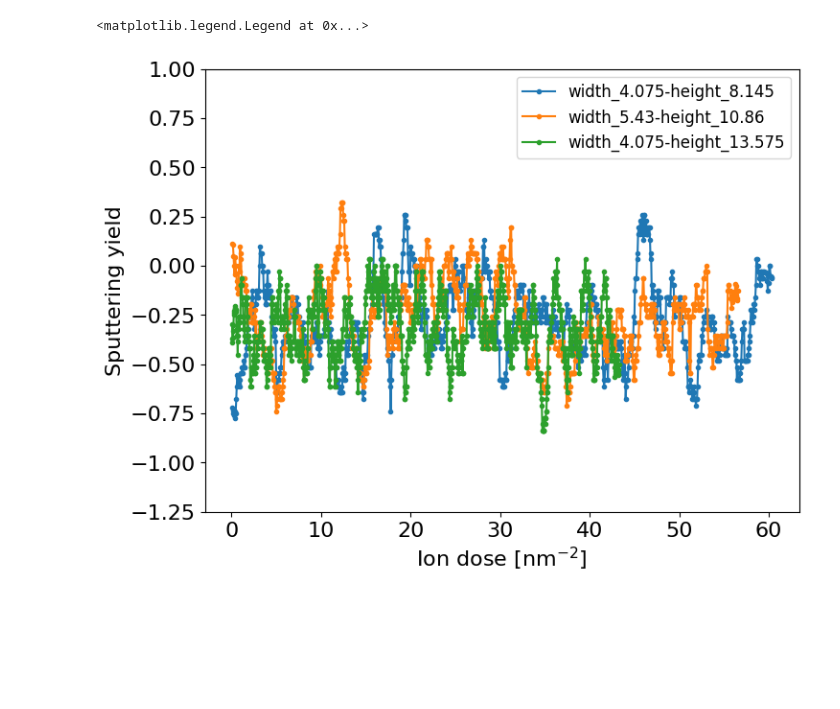
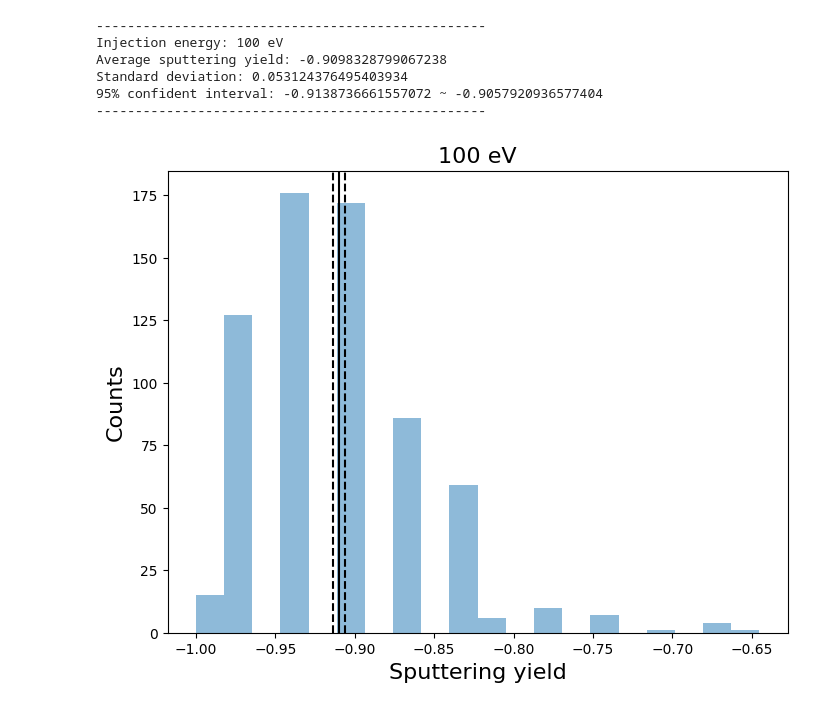
Before and after one commit to y1u0d2a1i/ml_potential, a Jupyter notebook: analyze/lmp/wip/plot_sputtering_yield_with_ion_dose_all.ipynb, the cells around one changed output. Cells and saved outputs as stored; diff of their text form; code cells hidden in the pictures; blank space fills up the shorter version.

```diff
--- a/analyze/lmp/wip/plot_sputtering_yield_with_ion_dose_all.ipynb
+++ b/analyze/lmp/wip/plot_sputtering_yield_with_ion_dose_all.ipynb
@@ -108,19 +123,31 @@ ax.legend(fontsize=12)
-# %%
-fig = plt.figure(figsize=(8,6))
-ax = fig.add_subplot(111)
-
-for path, area, label in all_path:
-    sp_df_injection = get_sp_yield_and_ion_dose_df(path, area=area)
-
-    ax.plot(sp_df_injection['ion_dose'], sp_df_injection['num_sputter_atom_avg']-1, marker='.', label=label)
-
-ax.set_xlabel('Ion dose [nm$^{-2}$]', fontsize=16)
-ax.set_ylabel('Sputtering yield', fontsize=16)
-ax.tick_params(axis='x', labelsize=16)
-ax.tick_params(axis='y', labelsize=16)
-# ax.set_xlim(-.1, 50)
-ax.set_ylim(-1.25, 1.0)
-ax.legend(fontsize=12)
-# %% [output]
-<matplotlib.legend.Legend at 0x...>
-[figure, removed]
+# %%
+ion_dose_range = [10, 50]
+for injection_energy, df in all_sp_df_injection.groupby('injection_energy'):
+    df = df.query('ion_dose >= @ion_dose_range[0] and ion_dose <= @ion_dose_range[1]')
+    # plot hist of sputtering yield
+    fig, ax = plt.subplots(figsize=(8,6))
+    ax.hist(df['num_sputter_atom_avg'].values - 1, bins=20, alpha=.5, label=f'{injection_energy} eV')
+    avg_sy, std_sy = (df['num_sputter_atom_avg']-1).mean(), (df['num_sputter_atom_avg']-1).std()
+    lower_confident = avg_sy - 1.96 * std_sy / np.sqrt(len(df))
+    upper_confident = avg_sy + 1.96 * std_sy / np.sqrt(len(df))
+
+    print("-"*50)
+    print(f"Injection energy: {injection_energy} eV")
+    print(f"Average sputtering yield: {avg_sy}")
+    print(f"Standard deviation: {std_sy}")
+    print(f"95% confident interval: {lower_confident} ~ {upper_confident}")
+    print("-"*50)
+    ax.axvline(avg_sy, color='k', linestyle='-', label='average')
+    ax.axvline(lower_confident, color='k', linestyle='--', label='95% confident interval')
+    ax.axvline(upper_confident, color='k', linestyle='--')
+    ax.set_xlabel('Sputtering yield', fontsize=16)
+    ax.set_ylabel('Counts', fontsize=16)
+    ax.set_title(f'{injection_energy} eV', fontsize=16)
+# %% [output]
+--------------------------------------------------
+Injection energy: 100 eV
+Average sputtering yield: -0.9098328799067238
+Standard deviation: 0.053124376495403934
+95% confident interval: -0.9138736661557072 ~ -0.9057920936577404
+--------------------------------------------------
+[figure, added]
```
Also changed, not shown: parts of 4 cells of this notebook, 5 other files.
